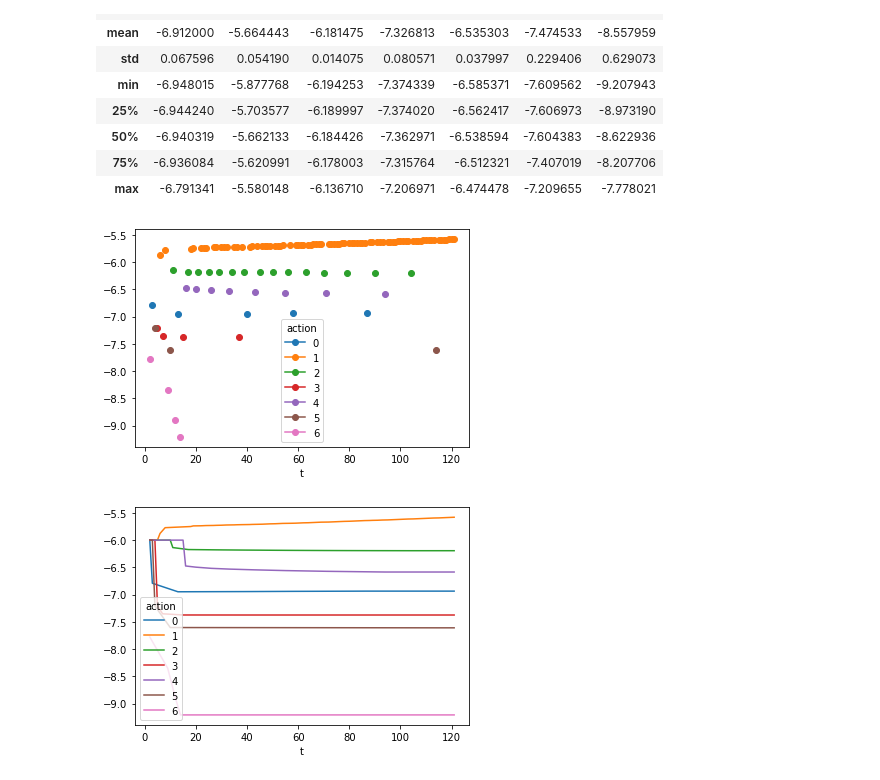
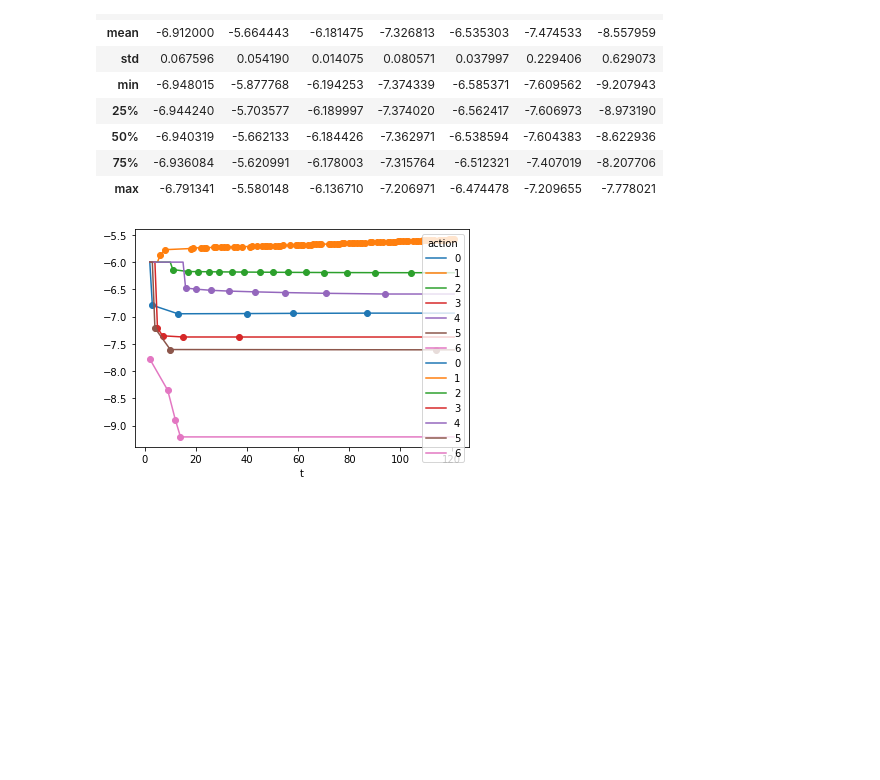
Before and after one commit to lukasgehrke/2022-CHI-neuroadaptive-haptics, a Jupyter notebook: neuro_haptics/aleks/log_analysis.ipynb, the cells around one changed output. Cells and saved outputs as stored; diff of their text form; code cells hidden in the pictures; blank space fills up the shorter version.

```diff
--- a/neuro_haptics/aleks/log_analysis.ipynb
+++ b/neuro_haptics/aleks/log_analysis.ipynb
@@ -3,7 +3,7 @@ import pandas as pd
 import matplotlib.pyplot as plt
 # %%
 # specify the column names in the comments in the header
-df = pd.read_csv('logs/log-2024-06-18_17-02-54.csv', skiprows=1, names=['timestamp', 't', 'action', 'reward', 'new_Q_value', 'alpha', 'epsilon'])
+df = pd.read_csv('logs/log-2024-06-18_17-22-31.csv', skiprows=1, names=['timestamp', 't', 'action', 'reward', 'new_Q_value', 'alpha', 'epsilon'])
 
 df
 # %% [output]
@@ -58,12 +58,16 @@ df_plot.describe()
 | 75% | -6.936084 | -5.620991 | -6.178003 | -7.315764 | -6.512321 | -7.407019 | -8.207706 |
 | max | -6.791341 | -5.580148 | -6.136710 | -7.206971 | -6.474478 | -7.209655 | -7.778021 |
 # %%
-df_plot.plot(marker='o')
+df_plot = df.pivot(index='t', columns='action', values='new_Q_value')
+ax = df_plot.plot(marker='o')  # This uses the default color cycle
+
+colors = [line.get_color() for line in ax.get_lines()]
+
 df_plot = df_plot.interpolate()
 df_plot = df_plot.fillna(-6.0)
-df_plot.plot()
+
+df_plot.plot(ax=ax, color=colors)
 
 plt.show()
 # %% [output]
-[figure, old version]
+[figure, new version]
-[figure, removed]
```
Also changed, not shown: parts of 1 cell of this notebook, 8 other files.
